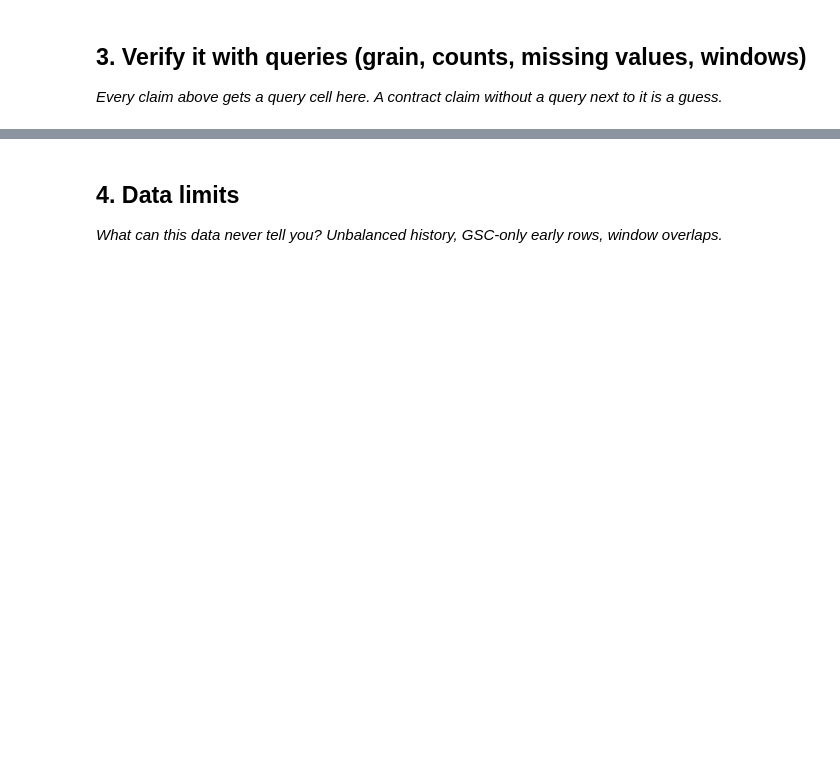
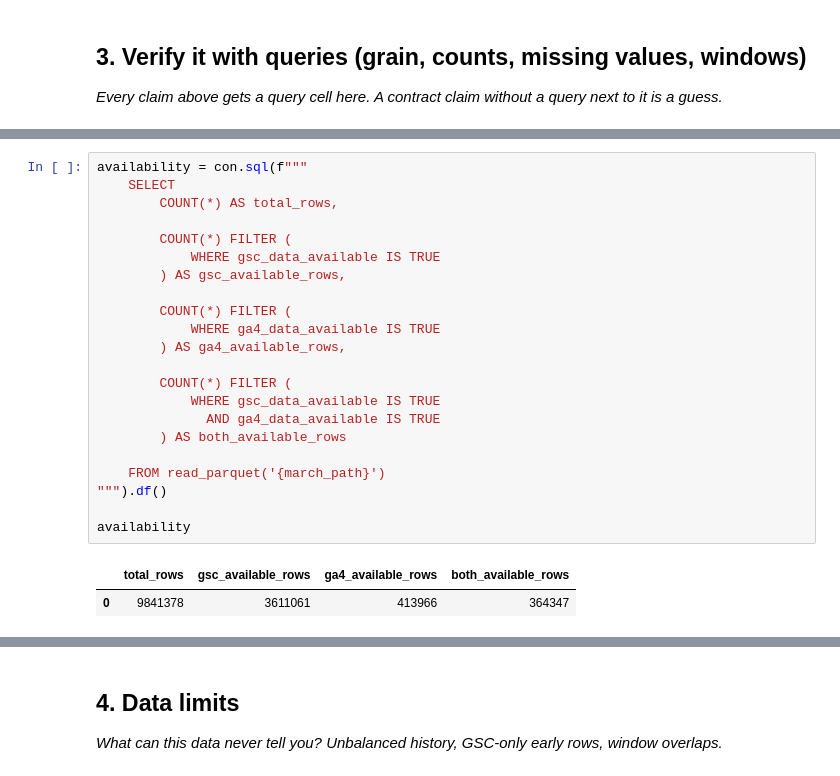
Before and after one commit to aliakhtar1010/search-ranking-ml, a Jupyter notebook: work/notebooks/w03_data_contract.ipynb, the cells around one changed output, grey strips where cells are left out. Drawn from its saved outputs; the diff is of its cells as text; blank space fills up the shorter version.

```diff
--- a/work/notebooks/w03_data_contract.ipynb
+++ b/work/notebooks/w03_data_contract.ipynb
@@ -29,0 +160,25 @@ This skeleton is yours to fill. Work the sections **in order** — each one has
+# %%
+availability = con.sql(f"""
+    SELECT
+        COUNT(*) AS total_rows,
+
+        COUNT(*) FILTER (
+            WHERE gsc_data_available IS TRUE
+        ) AS gsc_available_rows,
+
+        COUNT(*) FILTER (
+            WHERE ga4_data_available IS TRUE
+        ) AS ga4_available_rows,
+
+        COUNT(*) FILTER (
+            WHERE gsc_data_available IS TRUE
+              AND ga4_data_available IS TRUE
+        ) AS both_available_rows
+
+    FROM read_parquet('{march_path}')
+""").df()
+
+availability
+# %% [output]
+|  | total_rows | gsc_available_rows | ga4_available_rows | both_available_rows |
+| 0 | 9841378 | 3611061 | 413966 | 364347 |
```
Also changed, not shown: parts of 16 cells of this notebook.
